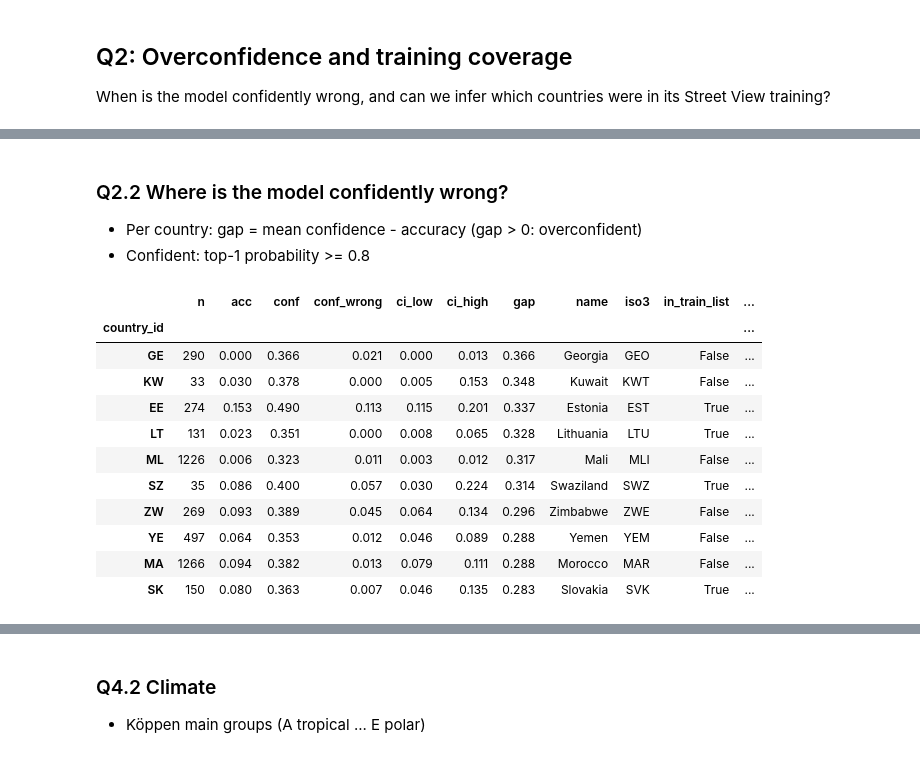
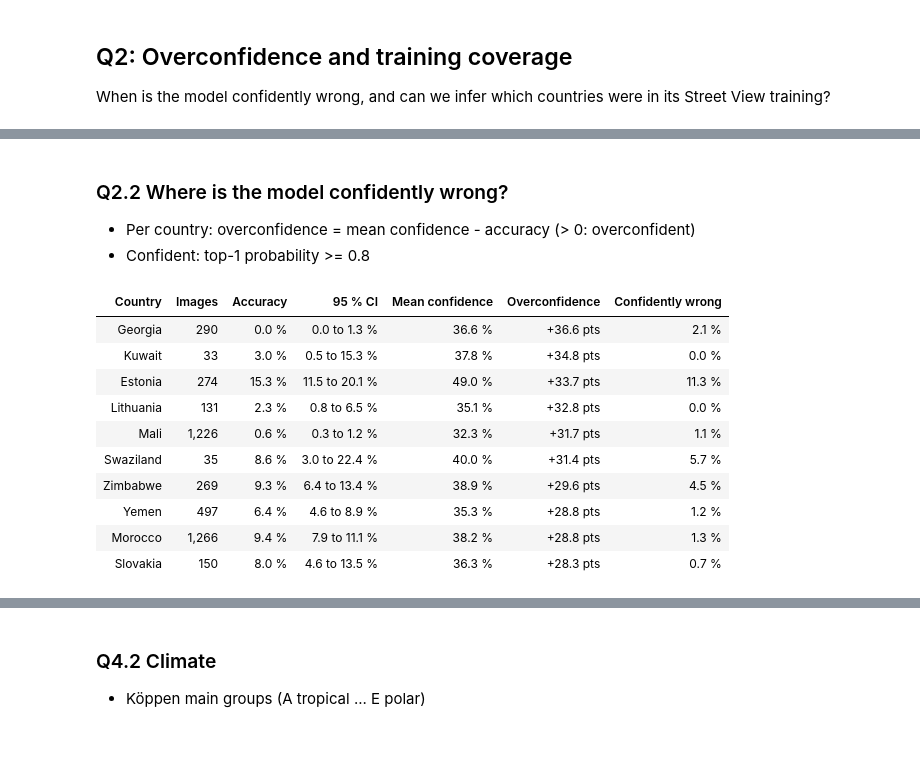
Before and after one commit to mhammer3366/ai_and_visualisation_OpenSI, a Jupyter notebook: notebooks/phase1_AI.ipynb, the cells around one changed output, grey strips where cells are left out. Drawn from its saved outputs; the diff is of its cells as text; code cells hidden in the pictures.

```diff
--- a/notebooks/phase1_AI.ipynb
+++ b/notebooks/phase1_AI.ipynb
@@ -111,21 +112,24 @@ q2.plot_reliability(cal);
 # %% [markdown]
 ### Q2.2 Where is the model confidently wrong?
-- Per country: gap = mean confidence - accuracy (gap > 0: overconfident)
+- Per country: overconfidence = mean confidence - accuracy (> 0: overconfident)
 - Confident: top-1 probability >= 0.8
 # %%
 sc_table = q2.country_table(preds, countries)
-display(sc_table[~sc_table.low_n].sort_values("gap", ascending=False).head(10).round(3))
+top_gap = sc_table[~sc_table.low_n].sort_values("gap", ascending=False).head(10)
+display(viz.show_table(top_gap, {"name": "Country", "n": "Images", "acc": "Accuracy", "conf": "Mean confidence",
+                                 "gap": "Overconfidence", "conf_wrong": "Confidently wrong"},
+                       pct=["acc", "conf", "conf_wrong"], pts=["gap"], ci=("acc", "ci_low", "ci_high"), bar="gap",
+                       index=False))
 q2.plot_gap_map(sc_table).show()
 # %% [output]
-|  | n | acc | conf | conf_wrong | ci_low | ci_high | gap | name | iso3 | in_train_list | ... |
-| country_id |  |  |  |  |  |  |  |  |  |  | ... |
-| GE | 290 | 0.000 | 0.366 | 0.021 | 0.000 | 0.013 | 0.366 | Georgia | GEO | False | ... |
-| KW | 33 | 0.030 | 0.378 | 0.000 | 0.005 | 0.153 | 0.348 | Kuwait | KWT | False | ... |
-| EE | 274 | 0.153 | 0.490 | 0.113 | 0.115 | 0.201 | 0.337 | Estonia | EST | True | ... |
-| LT | 131 | 0.023 | 0.351 | 0.000 | 0.008 | 0.065 | 0.328 | Lithuania | LTU | True | ... |
-| ML | 1226 | 0.006 | 0.323 | 0.011 | 0.003 | 0.012 | 0.317 | Mali | MLI | False | ... |
-| SZ | 35 | 0.086 | 0.400 | 0.057 | 0.030 | 0.224 | 0.314 | Swaziland | SWZ | True | ... |
-| ZW | 269 | 0.093 | 0.389 | 0.045 | 0.064 | 0.134 | 0.296 | Zimbabwe | ZWE | False | ... |
-| YE | 497 | 0.064 | 0.353 | 0.012 | 0.046 | 0.089 | 0.288 | Yemen | YEM | False | ... |
-| MA | 1266 | 0.094 | 0.382 | 0.013 | 0.079 | 0.111 | 0.288 | Morocco | MAR | False | ... |
-| SK | 150 | 0.080 | 0.363 | 0.007 | 0.046 | 0.135 | 0.283 | Slovakia | SVK | True | ... |
+| Country | Images | Accuracy | 95 % CI | Mean confidence | Overconfidence | Confidently wrong |
+| Georgia | 290 | 0.0 % | 0.0 to 1.3 % | 36.6 % | +36.6 pts | 2.1 % |
+| Kuwait | 33 | 3.0 % | 0.5 to 15.3 % | 37.8 % | +34.8 pts | 0.0 % |
+| Estonia | 274 | 15.3 % | 11.5 to 20.1 % | 49.0 % | +33.7 pts | 11.3 % |
+| Lithuania | 131 | 2.3 % | 0.8 to 6.5 % | 35.1 % | +32.8 pts | 0.0 % |
+| Mali | 1,226 | 0.6 % | 0.3 to 1.2 % | 32.3 % | +31.7 pts | 1.1 % |
+| Swaziland | 35 | 8.6 % | 3.0 to 22.4 % | 40.0 % | +31.4 pts | 5.7 % |
+| Zimbabwe | 269 | 9.3 % | 6.4 to 13.4 % | 38.9 % | +29.6 pts | 4.5 % |
+| Yemen | 497 | 6.4 % | 4.6 to 8.9 % | 35.3 % | +28.8 pts | 1.2 % |
+| Morocco | 1,266 | 9.4 % | 7.9 to 11.1 % | 38.2 % | +28.8 pts | 1.3 % |
+| Slovakia | 150 | 8.0 % | 4.6 to 13.5 % | 36.3 % | +28.3 pts | 0.7 % |
```
Also changed, not shown: parts of 30 cells of this notebook, 4 other files.
